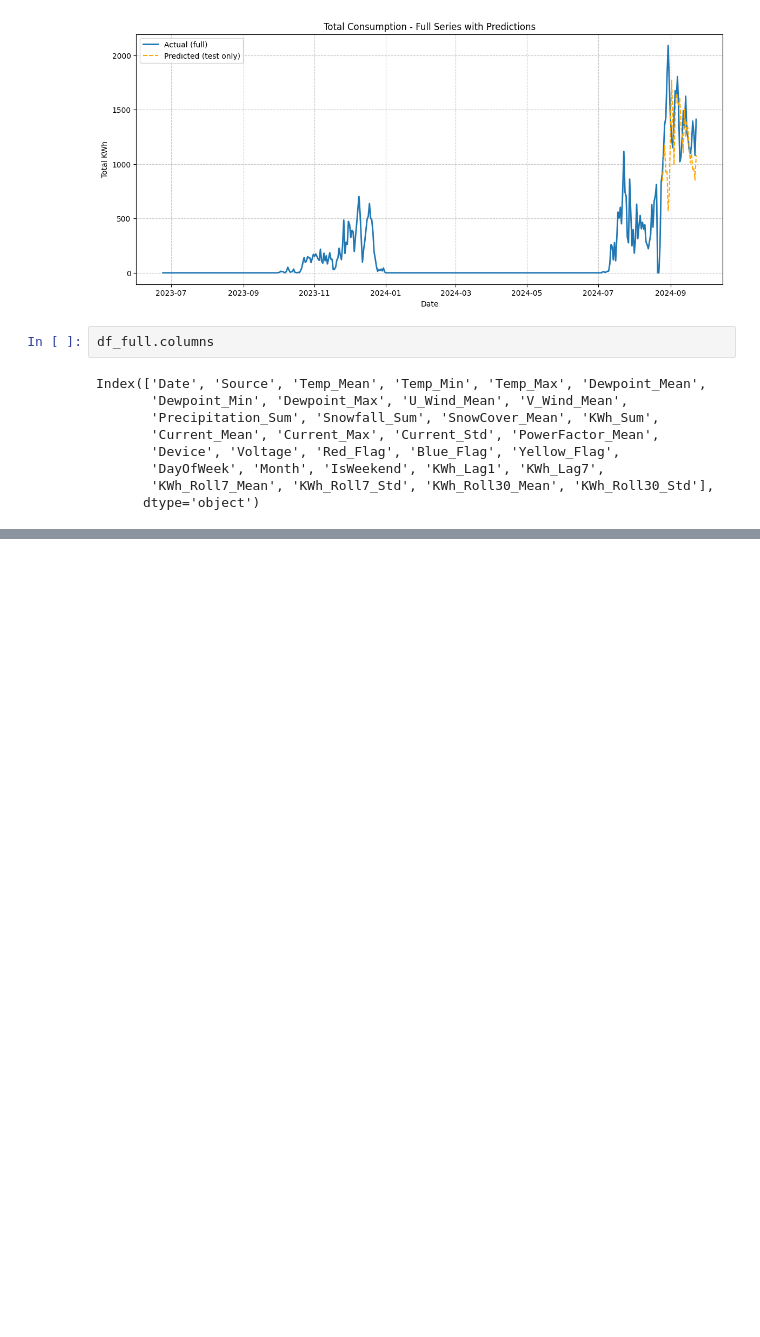
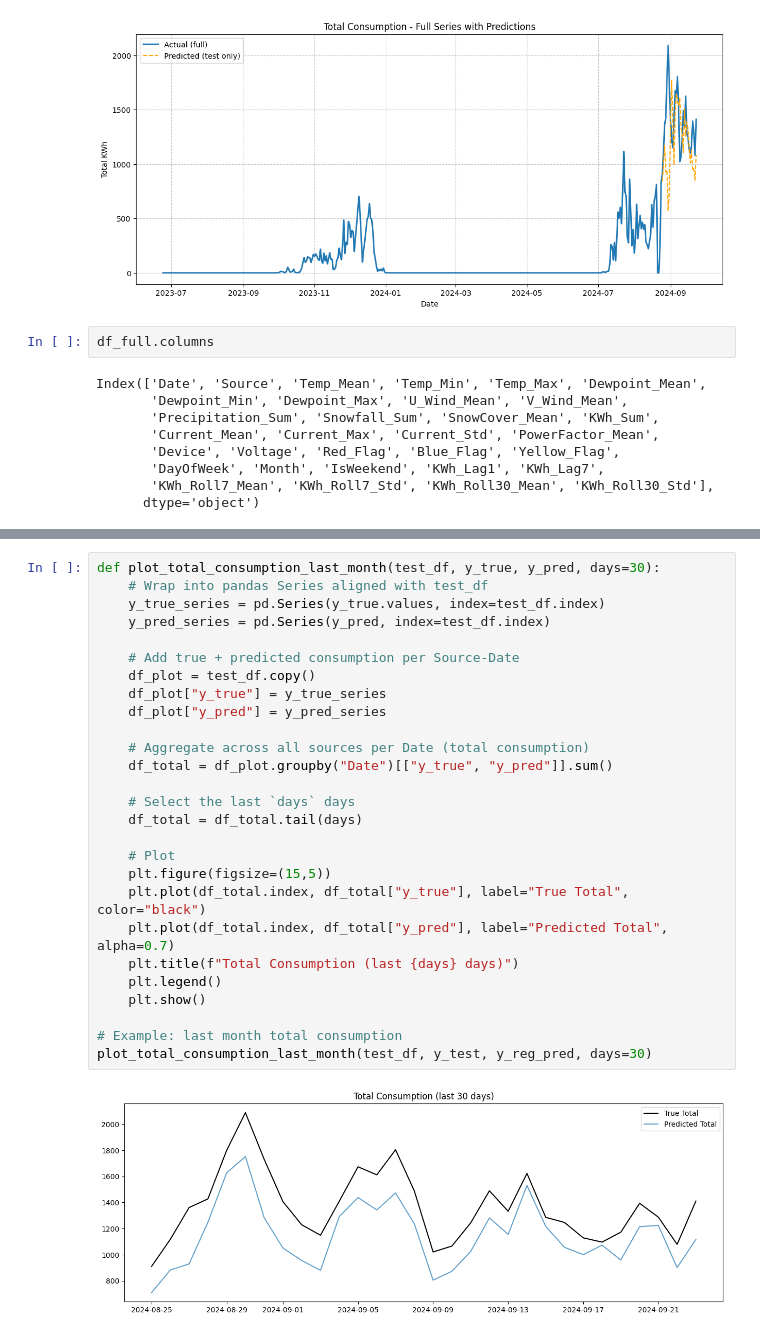
Before and after one commit to PKuntze/Watts_UP-Hydropower_Climate_Optimisation, a Jupyter notebook: Flor_EDA2.ipynb, the cells around one changed output, grey strips where cells are left out. Drawn from its saved outputs; the diff is of its cells as text; blank space fills up the shorter version.

```diff
--- a/Flor_EDA2.ipynb
+++ b/Flor_EDA2.ipynb
@@ -529,0 +654,29 @@ Index(['Date', 'Source', 'Temp_Mean', 'Temp_Min', 'Temp_Max', 'Dewpoint_Mean',
+# %%
+def plot_total_consumption_last_month(test_df, y_true, y_pred, days=30):
+    # Wrap into pandas Series aligned with test_df
+    y_true_series = pd.Series(y_true.values, index=test_df.index)
+    y_pred_series = pd.Series(y_pred, index=test_df.index)
+
+    # Add true + predicted consumption per Source-Date
+    df_plot = test_df.copy()
+    df_plot["y_true"] = y_true_series
+    df_plot["y_pred"] = y_pred_series
+
+    # Aggregate across all sources per Date (total consumption)
+    df_total = df_plot.groupby("Date")[["y_true", "y_pred"]].sum()
+
+    # Select the last `days` days
+    df_total = df_total.tail(days)
+
+    # Plot
+    plt.figure(figsize=(15,5))
+    plt.plot(df_total.index, df_total["y_true"], label="True Total", color="black")
+    plt.plot(df_total.index, df_total["y_pred"], label="Predicted Total", alpha=0.7)
+    plt.title(f"Total Consumption (last {days} days)")
+    plt.legend()
+    plt.show()
+
+# Example: last month total consumption
+plot_total_consumption_last_month(test_df, y_test, y_reg_pred, days=30)
+# %% [output]
+[figure, added]
```
Also changed, not shown: parts of 16 cells of this notebook.
